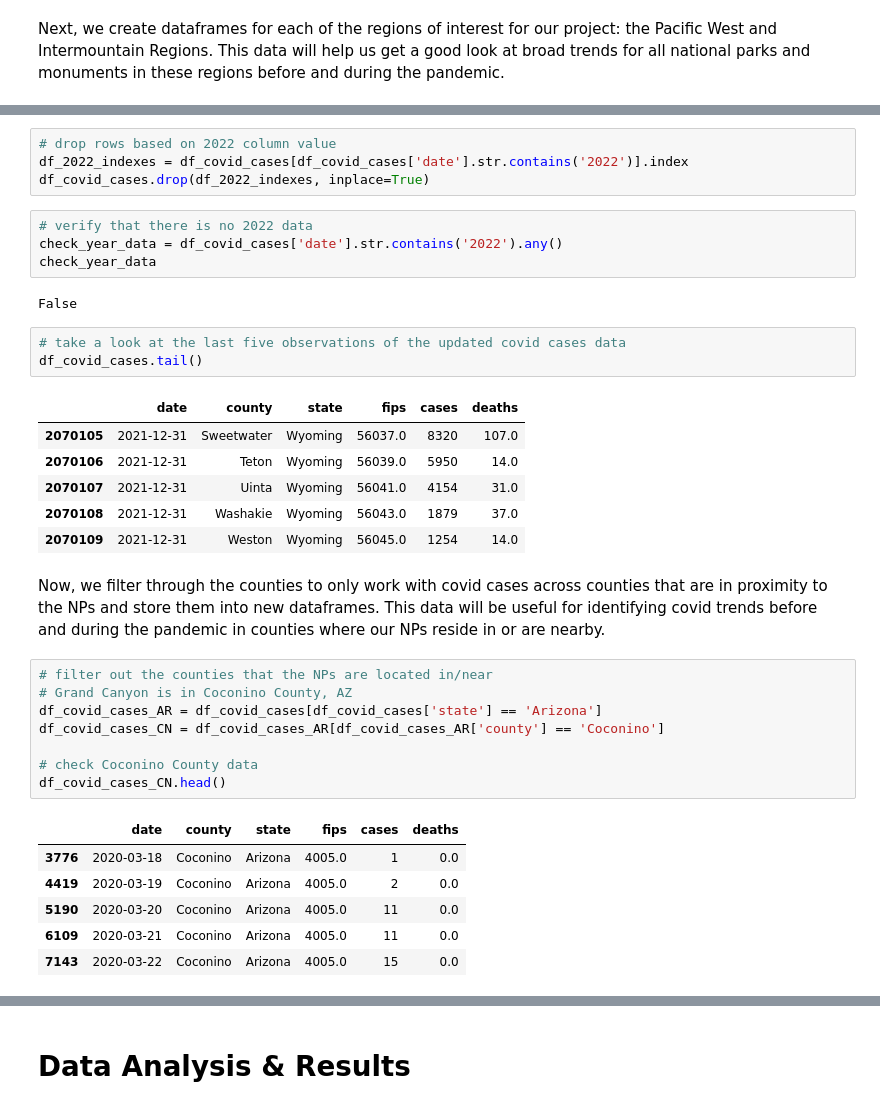
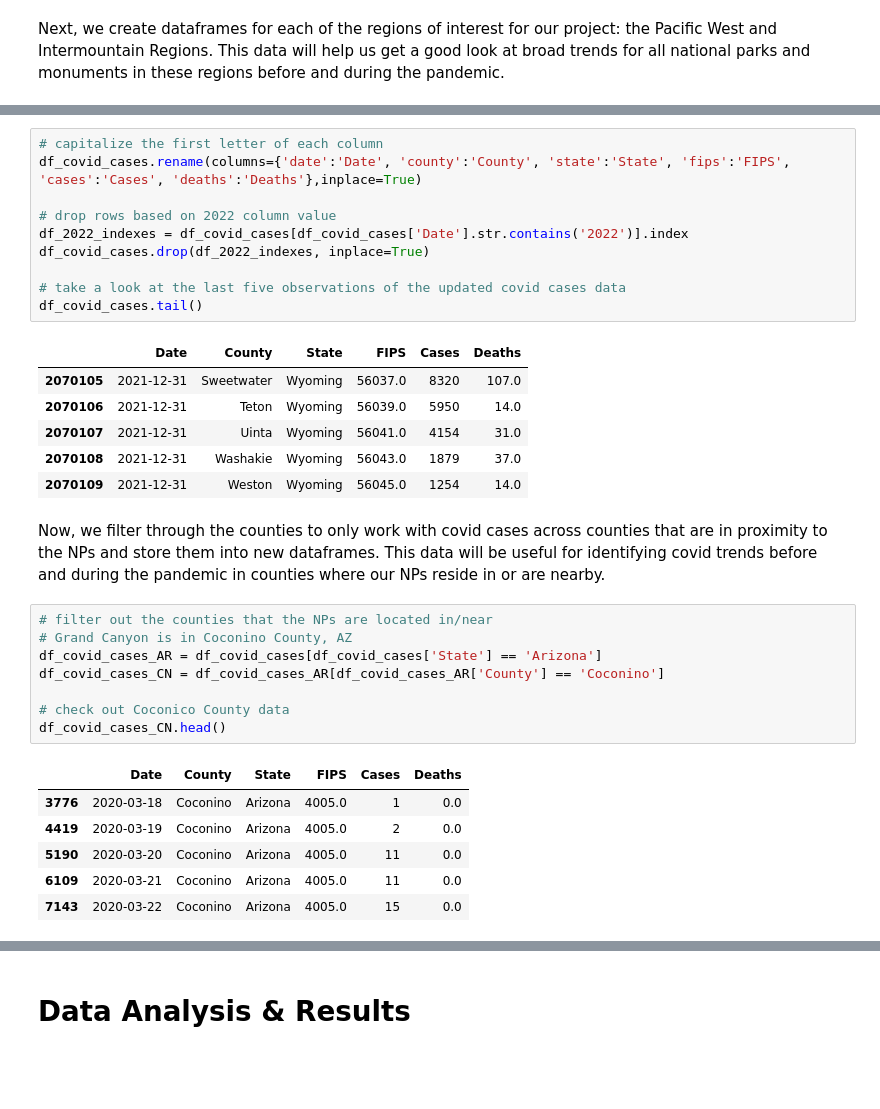
Before and after one commit to mqdhilla/COGS108_Repo, a Jupyter notebook: FinalProjectGroup043-Wi22.ipynb, the cells around one changed output, grey strips where cells are left out. Saved outputs shown, nothing was run; the diff lists cells and outputs as text; blank space fills up the shorter version.

Commit message:
updated dataset(s), merged parks and covid cases dfs

```diff
--- a/FinalProjectGroup043-Wi22.ipynb
+++ b/FinalProjectGroup043-Wi22.ipynb
@@ -366,35 +719,32 @@ df_covid_cases.tail()
 # %%
+# capitalize the first letter of each column
+df_covid_cases.rename(columns={'date':'Date', 'county':'County', 'state':'State', 'fips':'FIPS', 'cases':'Cases', 'deaths':'Deaths'},inplace=True)
+
 # drop rows based on 2022 column value
-df_2022_indexes = df_covid_cases[df_covid_cases['date'].str.contains('2022')].index
+df_2022_indexes = df_covid_cases[df_covid_cases['Date'].str.contains('2022')].index
 df_covid_cases.drop(df_2022_indexes, inplace=True)
+
+# take a look at the last five observations of the updated covid cases data
+df_covid_cases.tail()
+# %% [output]
+|  | Date | County | State | FIPS | Cases | Deaths |
+| 2070105 | 2021-12-31 | Sweetwater | Wyoming | 56037.0 | 8320 | 107.0 |
+| 2070106 | 2021-12-31 | Teton | Wyoming | 56039.0 | 5950 | 14.0 |
+| 2070107 | 2021-12-31 | Uinta | Wyoming | 56041.0 | 4154 | 31.0 |
+| 2070108 | 2021-12-31 | Washakie | Wyoming | 56043.0 | 1879 | 37.0 |
+| 2070109 | 2021-12-31 | Weston | Wyoming | 56045.0 | 1254 | 14.0 |
-# %%
-# verify that there is no 2022 data
-check_year_data = df_covid_cases['date'].str.contains('2022').any()
-check_year_data
-# %% [output]
-False
-# %%
-# take a look at the last five observations of the updated covid cases data
-df_covid_cases.tail()
-# %% [output]
-|  | date | county | state | fips | cases | deaths |
-| 2070105 | 2021-12-31 | Sweetwater | Wyoming | 56037.0 | 8320 | 107.0 |
-| 2070106 | 2021-12-31 | Teton | Wyoming | 56039.0 | 5950 | 14.0 |
-| 2070107 | 2021-12-31 | Uinta | Wyoming | 56041.0 | 4154 | 31.0 |
-| 2070108 | 2021-12-31 | Washakie | Wyoming | 56043.0 | 1879 | 37.0 |
-| 2070109 | 2021-12-31 | Weston | Wyoming | 56045.0 | 1254 | 14.0 |
 # %% [markdown]
 Now, we filter through the counties to only work with covid cases across counties that are in proximity to the NPs and store them into new dataframes. This data will be useful for identifying covid trends before and during the pandemic in counties where our NPs reside in or are nearby.
 # %%
 # filter out the counties that the NPs are located in/near
 # Grand Canyon is in Coconino County, AZ
-df_covid_cases_AR = df_covid_cases[df_covid_cases['state'] == 'Arizona']
-df_covid_cases_CN = df_covid_cases_AR[df_covid_cases_AR['county'] == 'Coconino']
+df_covid_cases_AR = df_covid_cases[df_covid_cases['State'] == 'Arizona']
+df_covid_cases_CN = df_covid_cases_AR[df_covid_cases_AR['County'] == 'Coconino']
 
-# check Coconino County data
+# check out Coconico County data
 df_covid_cases_CN.head()
 # %% [output]
-|  | date | county | state | fips | cases | deaths |
+|  | Date | County | State | FIPS | Cases | Deaths |
 | 3776 | 2020-03-18 | Coconino | Arizona | 4005.0 | 1 | 0.0 |
 | 4419 | 2020-03-19 | Coconino | Arizona | 4005.0 | 2 | 0.0 |
 | 5190 | 2020-03-20 | Coconino | Arizona | 4005.0 | 11 | 0.0 |
```
Also changed, not shown: parts of 109 cells of this notebook.
